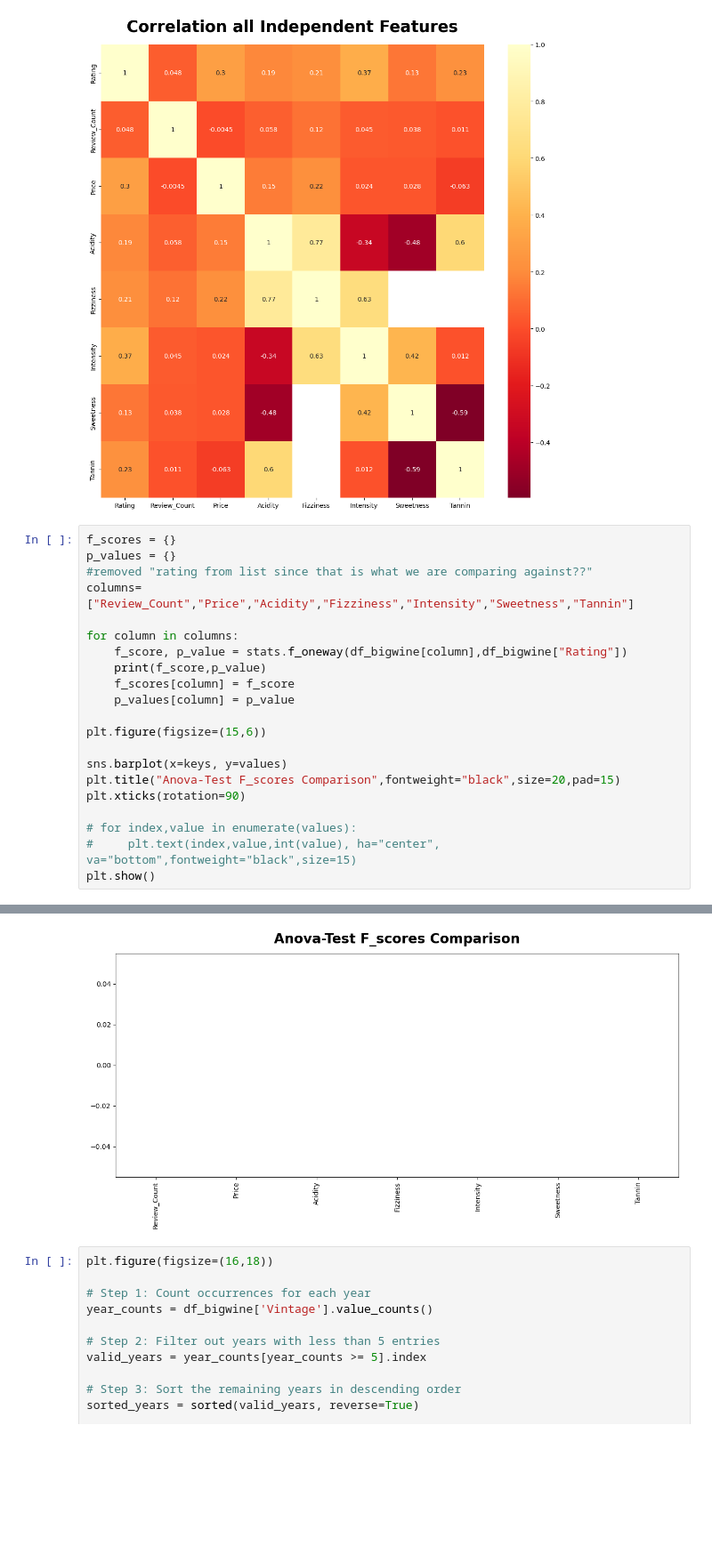
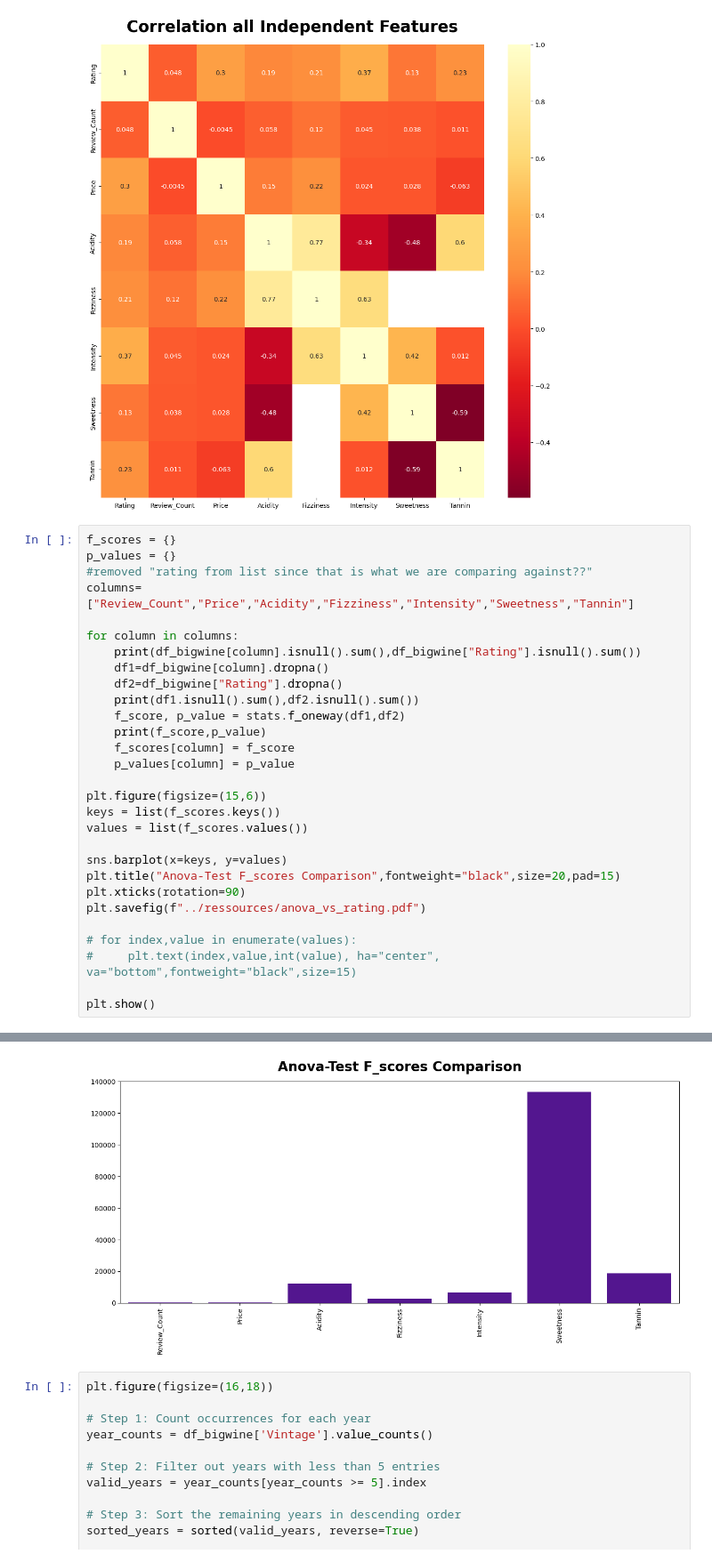
Before and after one commit to trashpanda-ai/In-Vino-Veritas, a Jupyter notebook: drafts/plots.ipynb, the cells around one changed output, grey strips where cells are left out. Shown at 89% size. Cells and saved outputs as stored; diff of their text form; blank space fills up the shorter version.

Commit message:
anova fixed

```diff
--- a/drafts/plots.ipynb
+++ b/drafts/plots.ipynb
@@ -217,18 +217,26 @@ p_values = {}
 columns=["Review_Count","Price","Acidity","Fizziness","Intensity","Sweetness","Tannin"]
 
 for column in columns:
-    f_score, p_value = stats.f_oneway(df_bigwine[column],df_bigwine["Rating"])
+    print(df_bigwine[column].isnull().sum(),df_bigwine["Rating"].isnull().sum())
+    df1=df_bigwine[column].dropna()
+    df2=df_bigwine["Rating"].dropna()
+    print(df1.isnull().sum(),df2.isnull().sum())
+    f_score, p_value = stats.f_oneway(df1,df2)
     print(f_score,p_value)
     f_scores[column] = f_score
     p_values[column] = p_value
 
 plt.figure(figsize=(15,6))
+keys = list(f_scores.keys())
+values = list(f_scores.values())
 
 sns.barplot(x=keys, y=values)
 plt.title("Anova-Test F_scores Comparison",fontweight="black",size=20,pad=15)
 plt.xticks(rotation=90)
+plt.savefig(f"../ressources/anova_vs_rating.pdf")
 
 # for index,value in enumerate(values):
 #     plt.text(index,value,int(value), ha="center", va="bottom",fontweight="black",size=15)
+
 plt.show()
 # %% [output]
@@ -242,4 +260,4 @@ nan nan
-[figure, old version]
+[figure, new version]
 # %%
 plt.figure(figsize=(16,18))
 
```
Also changed, not shown: parts of 1 cell of this notebook, 1 other file.
